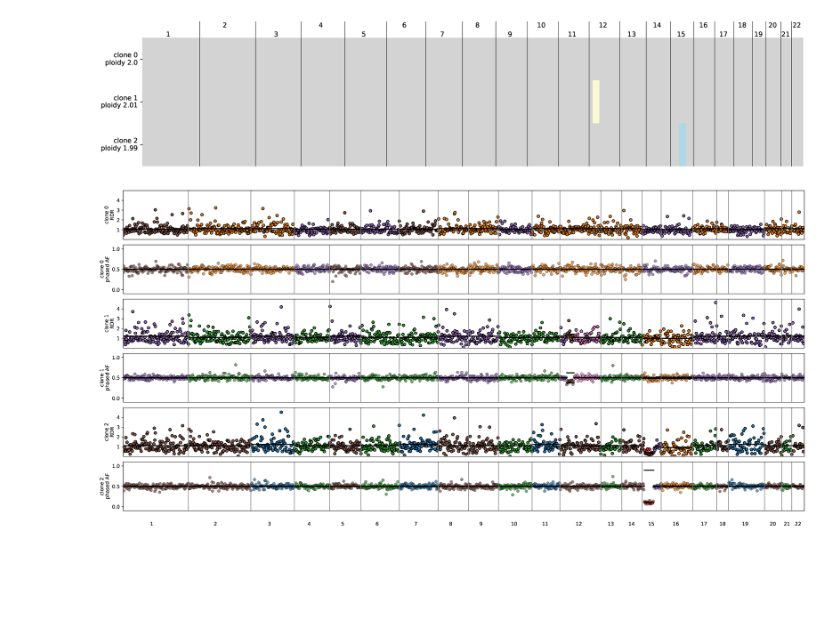
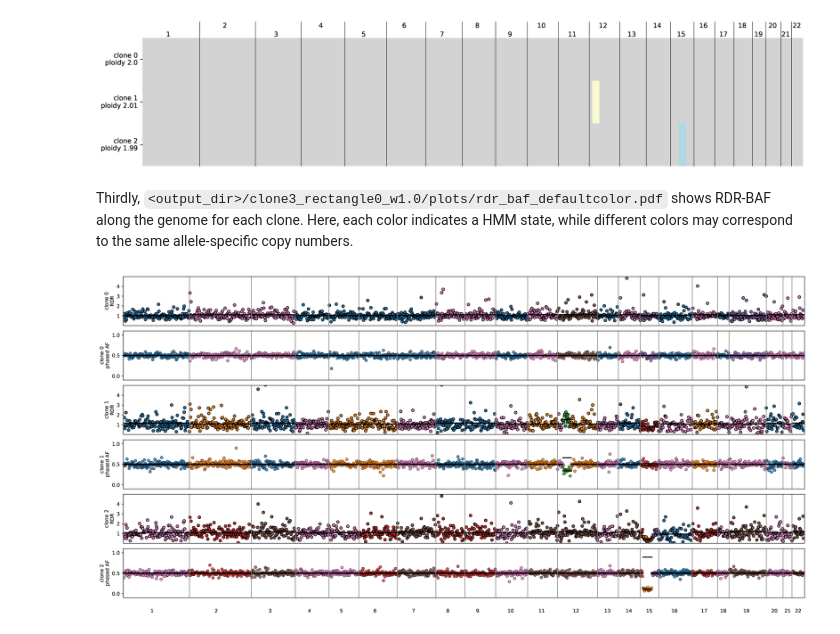
Before and after one commit to raphael-group/CalicoST, a Jupyter notebook: docs/notebooks/tutorials/simulated_data_tutorial.ipynb, the cells around one changed output. Drawn from its saved outputs; the diff is of its cells as text; code cells hidden in the pictures; blank space fills up the shorter version.

```diff
--- a/docs/notebooks/tutorials/simulated_data_tutorial.ipynb
+++ b/docs/notebooks/tutorials/simulated_data_tutorial.ipynb
@@ -128,9 +103,11 @@ img = WImage(filename=f"{dir_best_initialization}/plots/acn_genome.pdf", resolut
 img
 # %% [output]
 [figure]
+# %% [markdown]
+Thirdly, `<output_dir>/clone3_rectangle0_w1.0/plots/rdr_baf_defaultcolor.pdf` shows RDR-BAF along the genome for each clone. Here, each color indicates a HMM state, while different colors may correspond to the same allele-specific copy numbers.
 # %%
 # RDR-BAF plot along the genome for each clone
-img = WImage(filename=f"{dir_best_initialization}/plots/rdr_baf_defaultcolor.pdf", resolution=120)
+img = WImage(filename=f"{output_dir}/clone3_rectangle0_w1.0/plots/rdr_baf_defaultcolor.pdf", resolution=120)
 img
 # %% [output]
-[figure, old version]
+[figure, new version]
```
Also changed, not shown: parts of 12 cells of this notebook, 1 other file.
